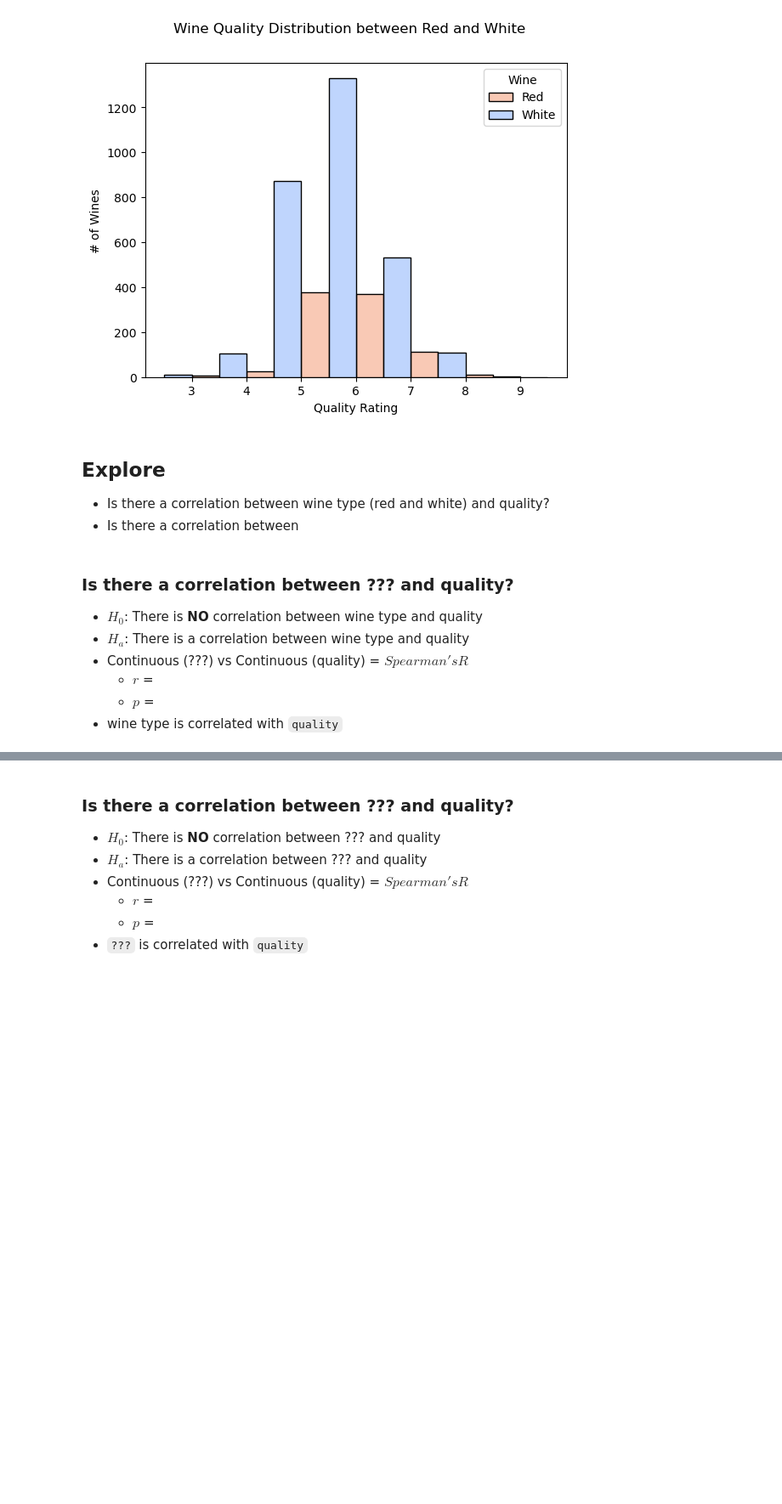
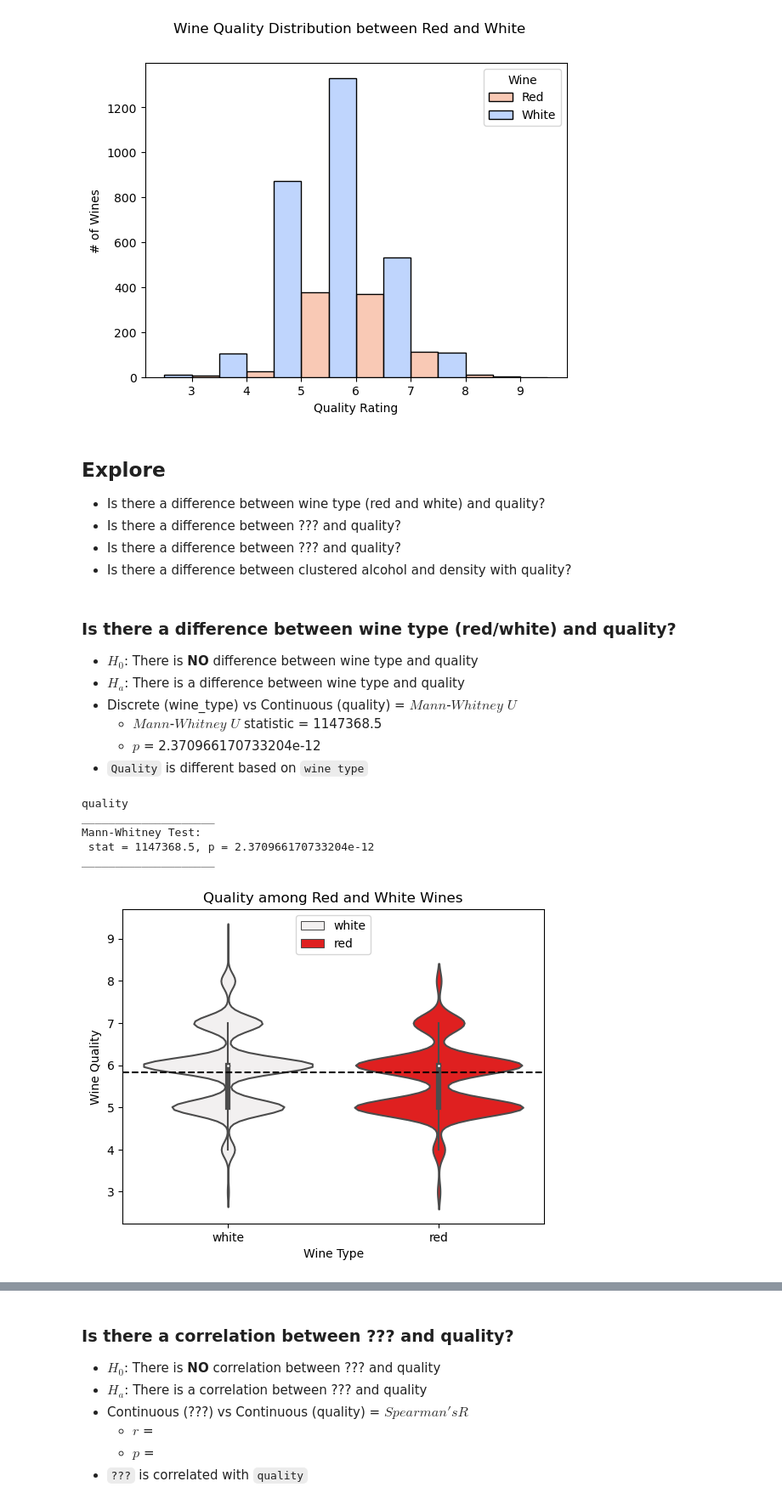
Before and after one commit to et-to-the-moon/find_fine_wine, a Jupyter notebook: final_report_clustering.ipynb, the cells around one changed output, grey strips where cells are left out. Shown at 85% size. Cells and saved outputs as stored; diff of their text form; code cells hidden in the pictures; blank space fills up the shorter version.

```diff
--- a/final_report_clustering.ipynb
+++ b/final_report_clustering.ipynb
@@ -64,16 +64,26 @@ e.dist(train)
 [figure]
 # %% [markdown]
 ## Explore
-- Is there a correlation between wine type (red and white) and quality?
-- Is there a correlation between
+- Is there a difference between wine type (red and white) and quality?
+- Is there a difference between ??? and quality?
+- Is there a difference between ??? and quality?
+- Is there a difference between clustered alcohol and density with quality?
 # %% [markdown]
-### Is there a correlation between ??? and quality?
-* $H_0$: There is **NO** correlation between wine type and quality
-* $H_a$: There is a correlation between wine type and quality
-* Continuous (???) vs Continuous (quality) = $Spearman's R$
-    - $r$ =
-    - $p$ =
-* wine type is correlated with `quality`
+### Is there a difference between wine type (red/white) and quality?
+* $H_0$: There is **NO** difference between wine type and quality
+* $H_a$: There is a difference between wine type and quality
+* Discrete (wine_type) vs Continuous (quality) = $Mann$-$Whitney$ $U$
+    - $Mann$-$Whitney$ $U$ statistic = 1147368.5
+    - $p$ = 2.370966170733204e-12
+* `Quality` is different based on `wine type`
 # %%
-# explore ??? and quality
+# explore wine type and quality
+e.type_quality(train,'wine_type','quality')
+# %% [output]
+quality
+____________________
+Mann-Whitney Test:
+ stat = 1147368.5, p = 2.370966170733204e-12
+____________________
+[figure, added]
 # %% [markdown]
```
Also changed, not shown: parts of 4 cells of this notebook, 3 other files.
